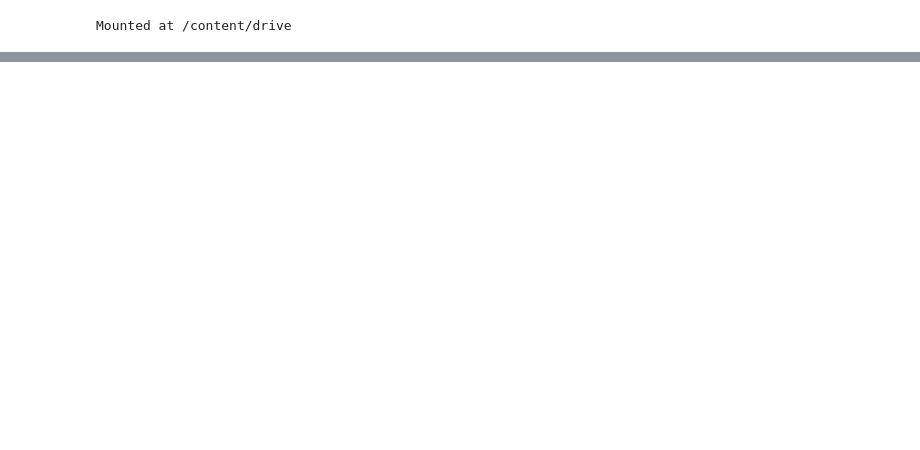
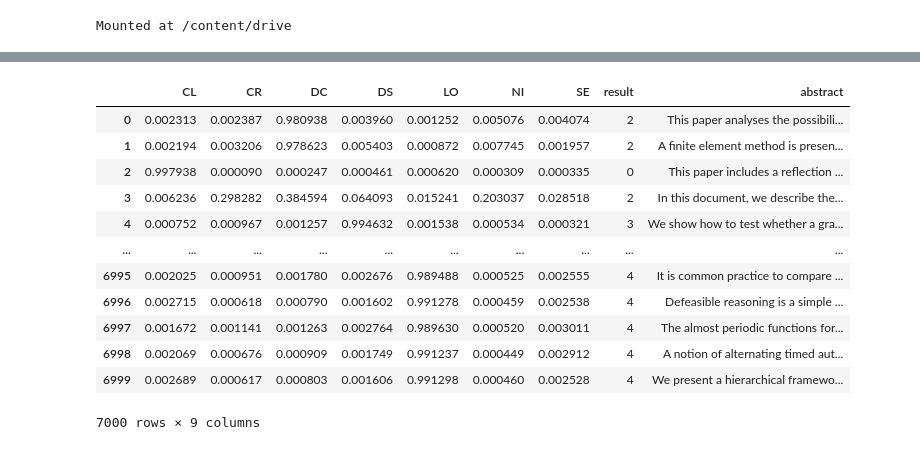
Before and after one commit to adeepH/SDPRA-2021-SharedTask, a Jupyter notebook: Notebooks/Inference.ipynb, the cells around one changed output, grey strips where cells are left out. Cells and saved outputs as stored; diff of their text form; code cells hidden in the pictures; blank space fills up the shorter version.

```diff
--- a/Notebooks/Inference.ipynb
+++ b/Notebooks/Inference.ipynb
@@ -72,7 +139,57 @@ val.label = val.label.apply({'CL':0,'CR':1,'DC':2,
 # %%
-val_data_loader = create_data_loader(val,tokenizer,MAX_LEN,BATCH_SIZE)
+test_data_loader = create_dataloader(test,tokenizer,MAX_LEN,BATCH_SIZE)
+# %%
+def get_predictions(model, data_loader):
+  model = model.eval()
+  sentence = []
+  predictions = []
+  prediction_probs = []
+  #real_values = []
+  with torch.no_grad():
+    for d in data_loader:
+      texts = d["text"]
+      input_ids = d["input_ids"].to(device)
+      attention_mask = d["attention_mask"].to(device)
+      #labels = d["label"].to(device)
+      outputs = model(
+        input_ids=input_ids,
+        attention_mask=attention_mask
+      )
+      _, preds = torch.max(outputs, dim=1)
+      probs = nn.functional.softmax(outputs,dim=1)
+      sentence.extend(texts)
+      predictions.extend(preds)
+      prediction_probs.extend(probs)
+      #real_values.extend(labels)
+  predictions = torch.stack(predictions).cpu().detach().numpy().tolist()
+  prediction_probs = torch.stack(prediction_probs).cpu().detach().numpy().tolist()
+  #real_values = torch.stack(real_values).cpu().detach().numpy().tolist()
+  return sentence, predictions, prediction_probs #, real_values
 # %%
-y_review_texts, y_pred, y_pred_probs, y_test = get_predictions(
+y_review_texts, y_pred, y_pred_probs = get_predictions(
   model,
-  val_data_loader
+  test_data_loader
 )
+# %%
+ class_name = ['CL' ,'CR' ,'DC' ,'DS' ,'LO' , 'NI' , 'SE' ]
+k = pd.DataFrame(y_pred_probs,columns=class_name)
+k['result'] = k.idxmax(axis = 1)
+k['result'] = k['result'].apply({'CL':0,'CR':1,'DC':2,
+'DS':3,'LO':4, 'NI':5, 'SE':6}.get)
+k['abstract'] = y_review_texts
+# %%
+k
+# %% [output]
+|  | CL | CR | DC | DS | LO | NI | SE | result | abstract |
+| 0 | 0.002313 | 0.002387 | 0.980938 | 0.003960 | 0.001252 | 0.005076 | 0.004074 | 2 | This paper analyses the possibili... |
+| 1 | 0.002194 | 0.003206 | 0.978623 | 0.005403 | 0.000872 | 0.007745 | 0.001957 | 2 | A finite element method is presen... |
+| 2 | 0.997938 | 0.000090 | 0.000247 | 0.000461 | 0.000620 | 0.000309 | 0.000335 | 0 | This paper includes a reflection ... |
+| 3 | 0.006236 | 0.298282 | 0.384594 | 0.064093 | 0.015241 | 0.203037 | 0.028518 | 2 | In this document, we describe the... |
+| 4 | 0.000752 | 0.000967 | 0.001257 | 0.994632 | 0.001538 | 0.000534 | 0.000321 | 3 | We show how to test whether a gra... |
+| ... | ... | ... | ... | ... | ... | ... | ... | ... | ... |
+| 6995 | 0.002025 | 0.000951 | 0.001780 | 0.002676 | 0.989488 | 0.000525 | 0.002555 | 4 | It is common practice to compare ... |
+| 6996 | 0.002715 | 0.000618 | 0.000790 | 0.001602 | 0.991278 | 0.000459 | 0.002538 | 4 | Defeasible reasoning is a simple ... |
+| 6997 | 0.001672 | 0.001141 | 0.001263 | 0.002764 | 0.989630 | 0.000520 | 0.003011 | 4 | The almost periodic functions for... |
+| 6998 | 0.002069 | 0.000676 | 0.000909 | 0.001749 | 0.991237 | 0.000449 | 0.002912 | 4 | A notion of alternating timed aut... |
+| 6999 | 0.002689 | 0.000617 | 0.000803 | 0.001606 | 0.991298 | 0.000460 | 0.002528 | 4 | We present a hierarchical framewo... |
+7000 rows × 9 columns
```
Also changed, not shown: parts of 19 cells of this notebook.
